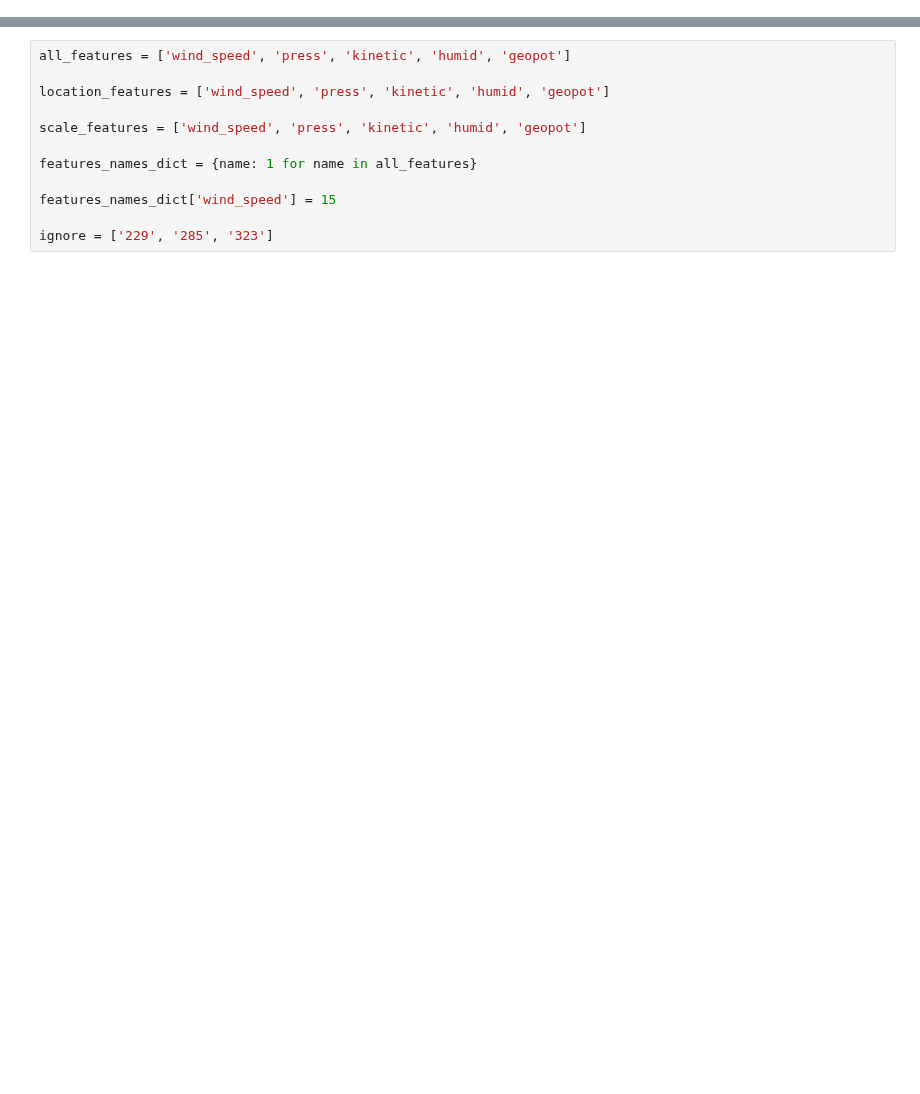
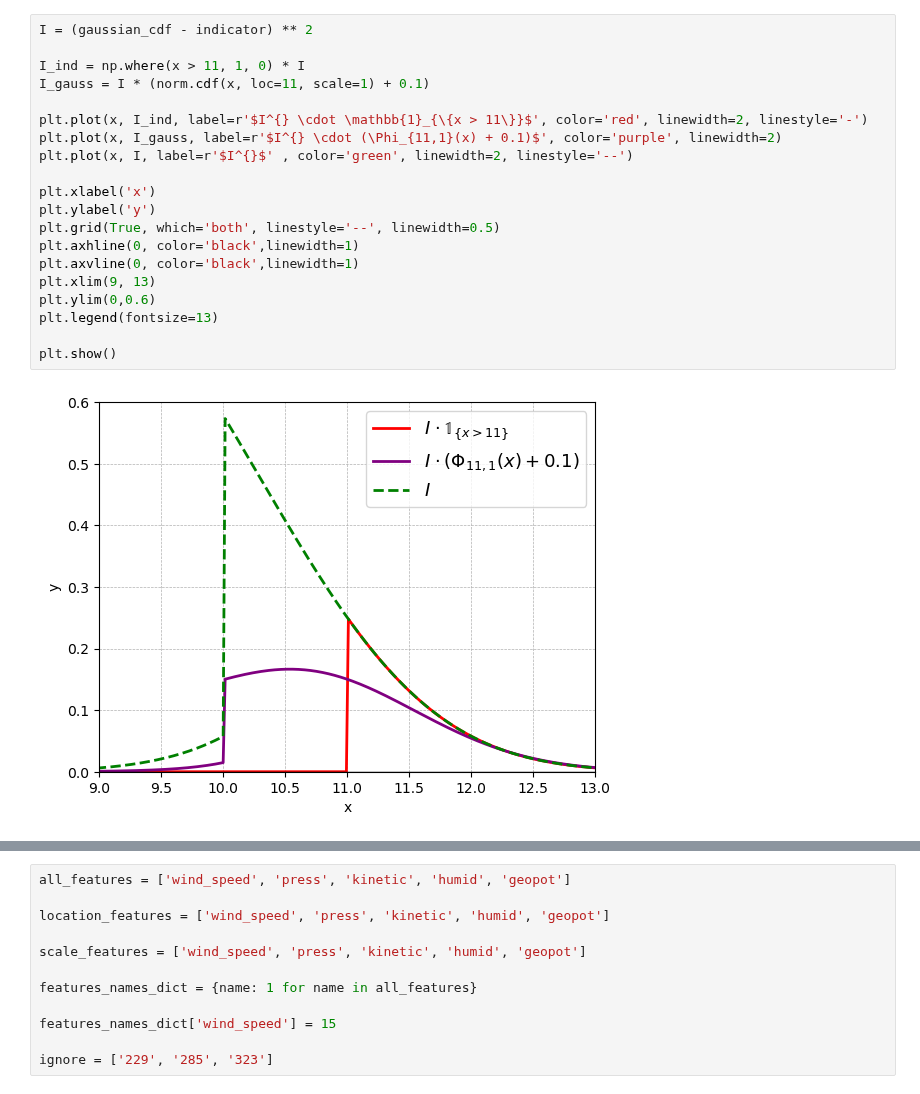
Before and after one commit to SimonHakvoort/thesiscode, a Jupyter notebook: src/visualization/figures.ipynb, the cells around one changed output, grey strips where cells are left out. Drawn from its saved outputs; the diff is of its cells as text; blank space fills up the shorter version.

```diff
--- a/src/visualization/figures.ipynb
+++ b/src/visualization/figures.ipynb
@@ -20,3 +50,25 @@ To enable the following instructions: AVX2 FMA, in other operations, rebuild Ten
+# %%
+I = (gaussian_cdf - indicator) ** 2
+
+I_ind = np.where(x > 11, 1, 0) * I
+I_gauss = I * (norm.cdf(x, loc=11, scale=1) + 0.1)
+
+plt.plot(x, I_ind, label=r'$I^{} \cdot \mathbb{1}_{\{x > 11\}}$', color='red', linewidth=2, linestyle='-')
+plt.plot(x, I_gauss, label=r'$I^{} \cdot (\Phi_{11,1}(x) + 0.1)$', color='purple', linewidth=2)
+plt.plot(x, I, label=r'$I^{}$' , color='green', linewidth=2, linestyle='--')
+
+plt.xlabel('x')
+plt.ylabel('y')
+plt.grid(True, which='both', linestyle='--', linewidth=0.5)
+plt.axhline(0, color='black',linewidth=1)
+plt.axvline(0, color='black',linewidth=1)
+plt.xlim(9, 13)
+plt.ylim(0,0.6)
+plt.legend(fontsize=13)
+
+plt.show()
+# %% [output]
+[figure, added]
 # %%
 x = np.linspace(7, 15, 500)
 
```
Also changed, not shown: parts of 15 cells of this notebook, 2 other files.
